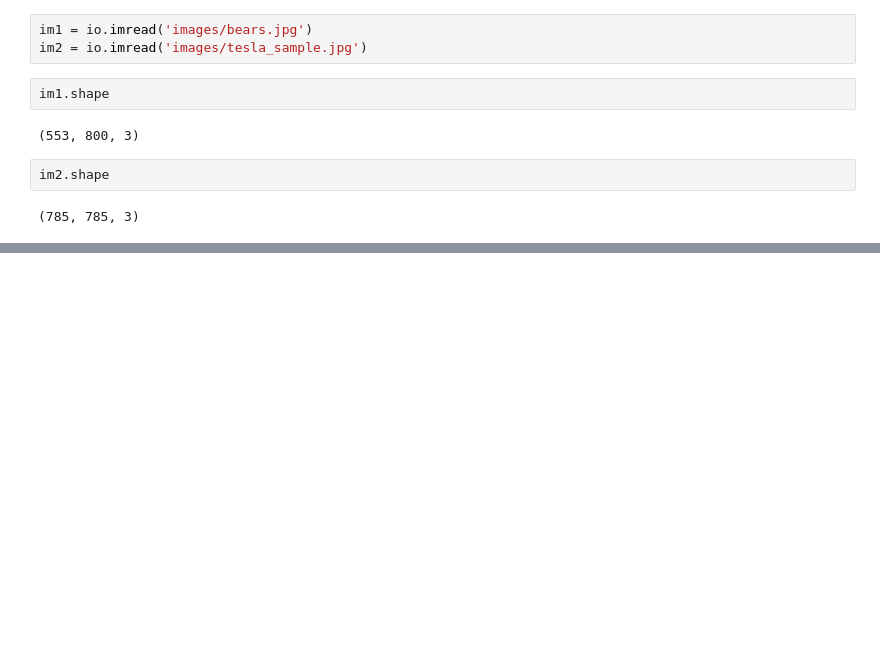
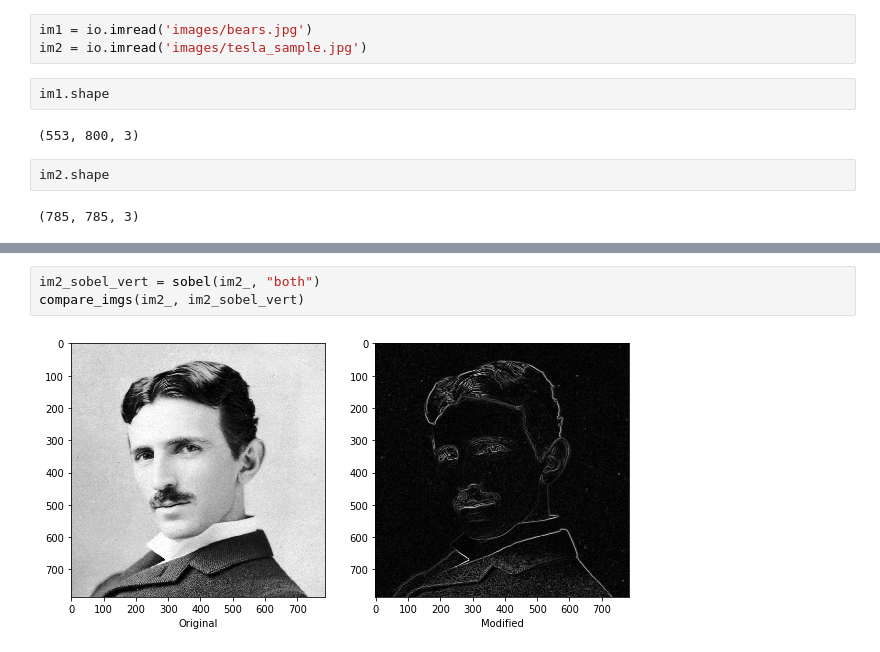
Before and after one commit to MnemoSemiotic/simple_image_filters, a Jupyter notebook: Simple_Image_Filters.ipynb, the cells around one changed output, grey strips where cells are left out. Saved outputs shown, nothing was run; the diff lists cells and outputs as text; blank space fills up the shorter version.

```diff
--- a/Simple_Image_Filters.ipynb
+++ b/Simple_Image_Filters.ipynb
@@ -66,0 +82,5 @@ plt.imshow(im2_, cmap='gray')
+# %%
+im2_sobel_vert = sobel(im2_, "both")
+compare_imgs(im2_, im2_sobel_vert)
+# %% [output]
+[figure, added]
```
Also changed, not shown: parts of 10 cells of this notebook, 1 other file.
